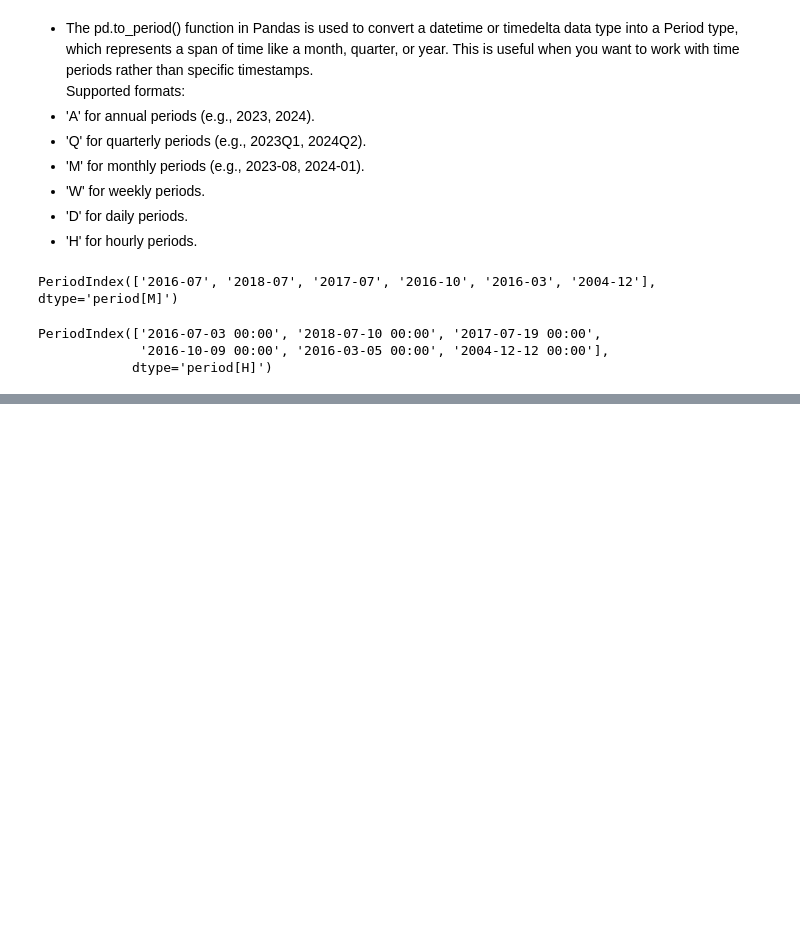
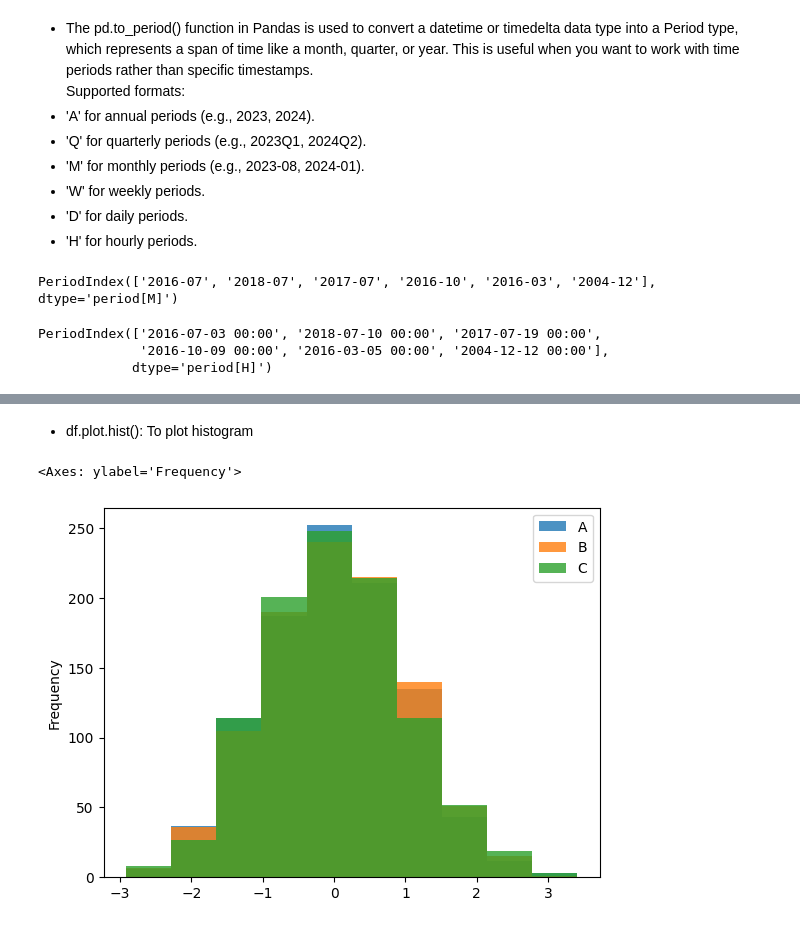
Before and after one commit to Aseem2004/Data_Science, a Jupyter notebook: 2_Data_Science_Libraries/Pandas/Pandas.ipynb, the cells around one changed output, grey strips where cells are left out. Drawn from its saved outputs; the diff is of its cells as text; code cells hidden in the pictures; blank space fills up the shorter version.

```diff
--- a/2_Data_Science_Libraries/Pandas/Pandas.ipynb
+++ b/2_Data_Science_Libraries/Pandas/Pandas.ipynb
@@ -699,0 +720,7 @@ PeriodIndex(['2016-07-03 00:00', '2018-07-10 00:00', '2017-07-19 00:00',
+# %% [markdown]
+* df.plot.hist(): To plot histogram
+# %%
+df.plot.hist(alpha=0.8)
+# %% [output]
+<Axes: ylabel='Frequency'>
+[figure, added]
```
Also changed, not shown: parts of 21 cells of this notebook.
